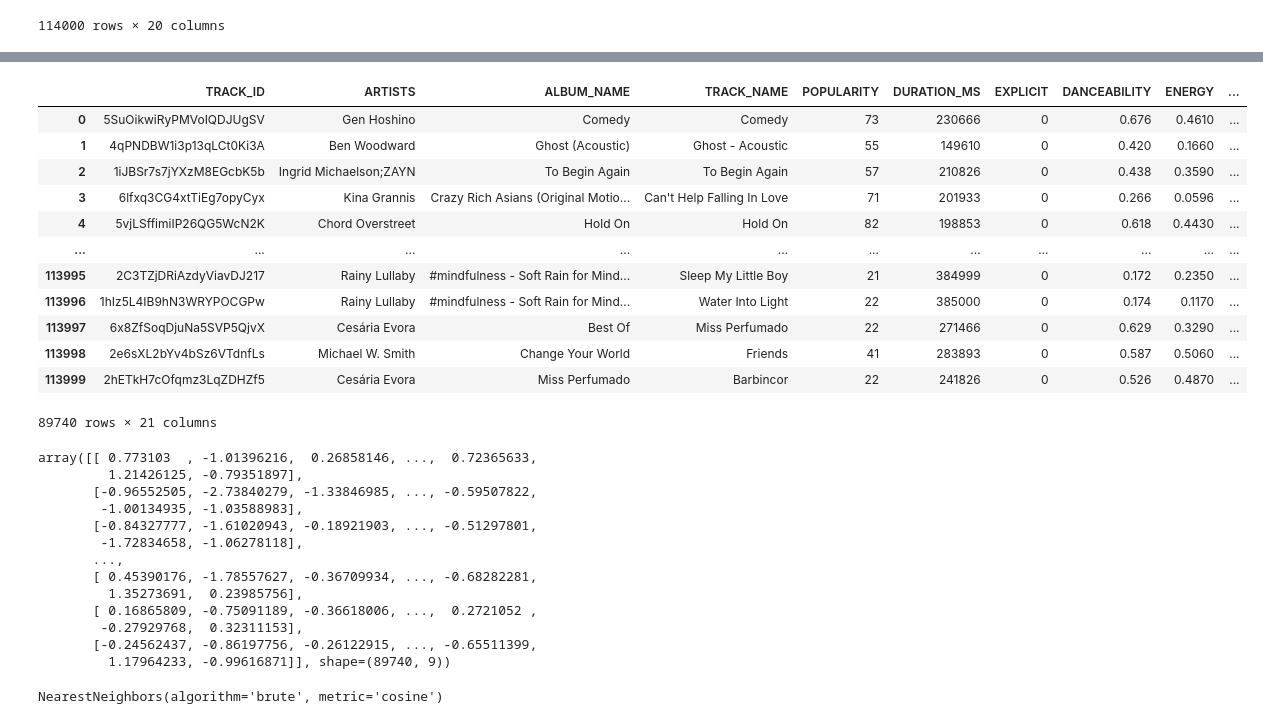
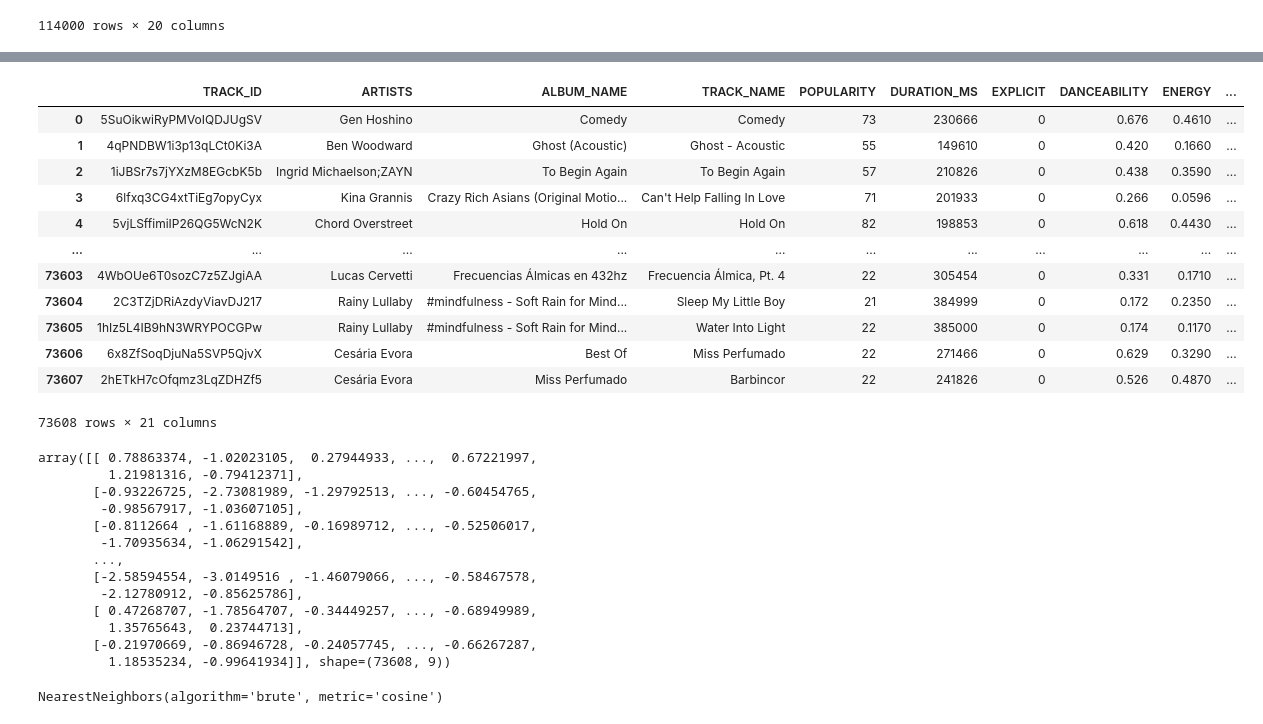
Before and after one commit to SherlByom/Spotify-Music-Recommendation-System, a Jupyter notebook: Notebooks/data_processing.ipynb, the cells around one changed output, grey strips where cells are left out. Drawn from its saved outputs; the diff is of its cells as text; code cells hidden in the pictures.

```diff
--- a/Notebooks/data_processing.ipynb
+++ b/Notebooks/data_processing.ipynb
@@ -64,23 +64,25 @@ dtype: int64
 # %%
 df.columns = df.columns.str.upper()
 df['EXPLICIT'] = df['EXPLICIT'].astype(int)  # True/False -> 1/0
 df['DURATION_MIN'] = df['DURATION_MS'] / 60000
 df.drop_duplicates(subset=['TRACK_ID'], inplace=True)
+df.drop_duplicates(subset=['TRACK_NAME'], inplace=True)
+df.reset_index(drop=True, inplace=True)
 df
 # %% [output]
 |  | TRACK_ID | ARTISTS | ALBUM_NAME | TRACK_NAME | POPULARITY | DURATION_MS | EXPLICIT | DANCEABILITY | ENERGY | ... |
 | 0 | 5SuOikwiRyPMVoIQDJUgSV | Gen Hoshino | Comedy | Comedy | 73 | 230666 | 0 | 0.676 | 0.4610 | ... |
 | 1 | 4qPNDBW1i3p13qLCt0Ki3A | Ben Woodward | Ghost (Acoustic) | Ghost - Acoustic | 55 | 149610 | 0 | 0.420 | 0.1660 | ... |
 | 2 | 1iJBSr7s7jYXzM8EGcbK5b | Ingrid Michaelson;ZAYN | To Begin Again | To Begin Again | 57 | 210826 | 0 | 0.438 | 0.3590 | ... |
 | 3 | 6lfxq3CG4xtTiEg7opyCyx | Kina Grannis | Crazy Rich Asians (Original Motio... | Can't Help Falling In Love | 71 | 201933 | 0 | 0.266 | 0.0596 | ... |
 | 4 | 5vjLSffimiIP26QG5WcN2K | Chord Overstreet | Hold On | Hold On | 82 | 198853 | 0 | 0.618 | 0.4430 | ... |
 | ... | ... | ... | ... | ... | ... | ... | ... | ... | ... | ... |
-| 113995 | 2C3TZjDRiAzdyViavDJ217 | Rainy Lullaby | #mindfulness - Soft Rain for Mind... | Sleep My Little Boy | 21 | 384999 | 0 | 0.172 | 0.2350 | ... |
-| 113996 | 1hIz5L4IB9hN3WRYPOCGPw | Rainy Lullaby | #mindfulness - Soft Rain for Mind... | Water Into Light | 22 | 385000 | 0 | 0.174 | 0.1170 | ... |
-| 113997 | 6x8ZfSoqDjuNa5SVP5QjvX | Cesária Evora | Best Of | Miss Perfumado | 22 | 271466 | 0 | 0.629 | 0.3290 | ... |
-| 113998 | 2e6sXL2bYv4bSz6VTdnfLs | Michael W. Smith | Change Your World | Friends | 41 | 283893 | 0 | 0.587 | 0.5060 | ... |
-| 113999 | 2hETkH7cOfqmz3LqZDHZf5 | Cesária Evora | Miss Perfumado | Barbincor | 22 | 241826 | 0 | 0.526 | 0.4870 | ... |
+| 73603 | 4WbOUe6T0sozC7z5ZJgiAA | Lucas Cervetti | Frecuencias Álmicas en 432hz | Frecuencia Álmica, Pt. 4 | 22 | 305454 | 0 | 0.331 | 0.1710 | ... |
+| 73604 | 2C3TZjDRiAzdyViavDJ217 | Rainy Lullaby | #mindfulness - Soft Rain for Mind... | Sleep My Little Boy | 21 | 384999 | 0 | 0.172 | 0.2350 | ... |
+| 73605 | 1hIz5L4IB9hN3WRYPOCGPw | Rainy Lullaby | #mindfulness - Soft Rain for Mind... | Water Into Light | 22 | 385000 | 0 | 0.174 | 0.1170 | ... |
+| 73606 | 6x8ZfSoqDjuNa5SVP5QjvX | Cesária Evora | Best Of | Miss Perfumado | 22 | 271466 | 0 | 0.629 | 0.3290 | ... |
+| 73607 | 2hETkH7cOfqmz3LqZDHZf5 | Cesária Evora | Miss Perfumado | Barbincor | 22 | 241826 | 0 | 0.526 | 0.4870 | ... |
-89740 rows × 21 columns
+73608 rows × 21 columns
 # %%
 features = [
     'DANCEABILITY', 'ENERGY', 'LOUDNESS', 'SPEECHINESS',
@@ -93,19 +95,19 @@ scaler = StandardScaler()
 scaled_features = scaler.fit_transform(df[features]) * weights
 scaled_features
 # %% [output]
-array([[ 0.773103  , -1.01396216,  0.26858146, ...,  0.72365633,
-         1.21426125, -0.79351897],
-       [-0.96552505, -2.73840279, -1.33846985, ..., -0.59507822,
-        -1.00134935, -1.03588983],
-       [-0.84327777, -1.61020943, -0.18921903, ..., -0.51297801,
-        -1.72834658, -1.06278118],
+array([[ 0.78863374, -1.02023105,  0.27944933, ...,  0.67221997,
+         1.21981316, -0.79412371],
+       [-0.93226725, -2.73081989, -1.29792513, ..., -0.60454765,
+        -0.98567917, -1.03607105],
+       [-0.8112664 , -1.61168889, -0.16989712, ..., -0.52506017,
+        -1.70935634, -1.06291542],
        ...,
-       [ 0.45390176, -1.78557627, -0.36709934, ..., -0.68282281,
-         1.35273691,  0.23985756],
-       [ 0.16865809, -0.75091189, -0.36618006, ...,  0.2721052 ,
-        -0.27929768,  0.32311153],
-       [-0.24562437, -0.86197756, -0.26122915, ..., -0.65511399,
-         1.17964233, -0.99616871]], shape=(89740, 9))
+       [-2.58594554, -3.0149516 , -1.46079066, ..., -0.58467578,
+        -2.12780912, -0.85625786],
+       [ 0.47268707, -1.78564707, -0.34449257, ..., -0.68949989,
+         1.35765643,  0.23744713],
+       [-0.21970669, -0.86946728, -0.24057745, ..., -0.66267287,
+         1.18535234, -0.99641934]], shape=(73608, 9))
 # %%
 model = NearestNeighbors(metric='cosine', algorithm='brute')
 model.fit(scaled_features)
```
Also changed, not shown: parts of 1 cell of this notebook, 1 other file.
